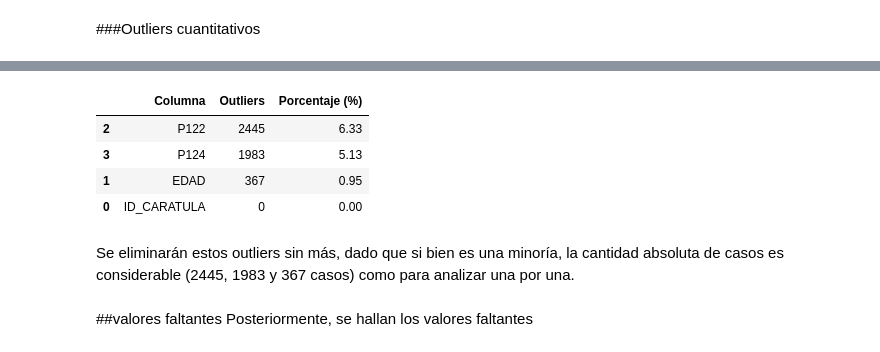
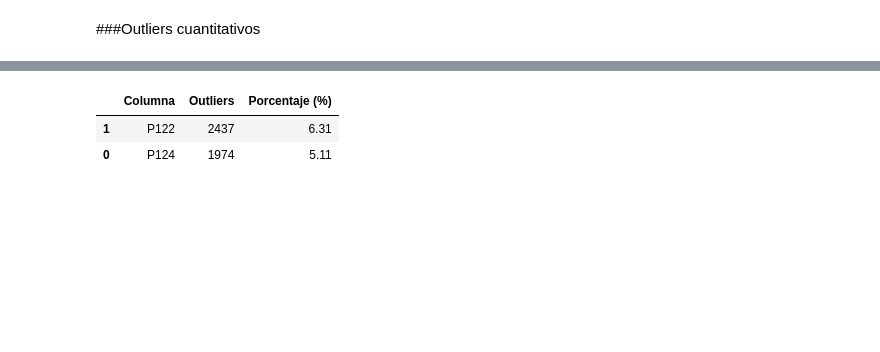
Before and after one commit to RenzoDacillo/Reincidencia-en-prisiones, a Jupyter notebook: notebooks/01_eda.ipynb, the cells around one changed output, grey strips where cells are left out. Cells and saved outputs as stored; diff of their text form; code cells hidden in the pictures; blank space fills up the shorter version.

```diff
--- a/notebooks/01_eda.ipynb
+++ b/notebooks/01_eda.ipynb
@@ -570,0 +1230,16 @@ Las pocas personas que entran en la categoría minoritaria, van a ser considerad
+# %%
+#Procesando DELITO_ESPECIFICO:
+# Calculamos la frecuencia relativa (porcentaje)
+frecuencias = Dataset['DELITO_ESPECIFICO'].value_counts(normalize=True)
+
+umbral = 0.03
+carceles_frecuentes = frecuencias[frecuencias >= umbral].index
+
+# Todo lo que no esté en la lista de frecuentes pasa a 'Otros'
+Dataset['DELITO_ESPECIFICO'] = Dataset['DELITO_ESPECIFICO'].where(
+    Dataset['DELITO_ESPECIFICO'].isin(carceles_frecuentes),
+    other='Otros'
+)
+
+# Verificamos cómo quedó la nueva distribución
+print(Dataset['DELITO_ESPECIFICO'].value_counts())
@@ -570,0 +1258,16 @@ Las pocas personas que entran en la categoría minoritaria, van a ser considerad
+# %%
+#Procesando RELIGION:
+# Calculamos la frecuencia relativa (porcentaje)
+frecuencias = Dataset['RELIGION'].value_counts(normalize=True)
+
+umbral = 0.03
+carceles_frecuentes = frecuencias[frecuencias >= umbral].index
+
+# Todo lo que no esté en la lista de frecuentes pasa a 'Otros'
+Dataset['RELIGION'] = Dataset['RELIGION'].where(
+    Dataset['RELIGION'].isin(carceles_frecuentes),
+    other='Otros'
+)
+
+# Verificamos cómo quedó la nueva distribución
+print(Dataset['RELIGION'].value_counts())
@@ -570,0 +1283,2 @@ Las pocas personas que entran en la categoría minoritaria, van a ser considerad
+# %%
+Dataset = Dataset.drop(columns=['Grupo_etnico','Orientacion_sexual'])
@@ -570,0 +1287,7 @@ Las pocas personas que entran en la categoría minoritaria, van a ser considerad
+# %%
+# 1. Comprobación rápida: si esto imprime un número > 0, son strings literales 'nan'
+print("Cantidad de strings 'nan' en Estudia_En_programas:", (Dataset['Estudia_En_programas'] == 'nan').sum())
+print("Cantidad de strings 'nan' en Experiencia_Laboral:", (Dataset['Experiencia_Laboral'] == 'nan').sum())
+# 2. Revertir el texto 'nan' a nulo real (np.nan) en todo el DataFrame o en esa columna
+Dataset['Estudia_En_programas'] = Dataset['Estudia_En_programas'].replace(['nan', 'NaN', 'None', '<NA>'], np.nan)
+Dataset['Experiencia_Laboral'] = Dataset['Experiencia_Laboral'].replace(['nan', 'NaN', 'None', '<NA>'], np.nan)
@@ -584,33 +1335,25 @@ Index(['ID_CARATULA', 'DI', 'EST_PENIT', 'GENERO', 'E_CIVIL', 'RELIGION',
 # %%
-#Código sacado del notebook de clase (introducción al preprocesamiento de datos)
 # Calcular IQR
-columnas_numericas = Dataset.select_dtypes(include=['number'])
+columnas_numericas = Dataset[['P124','P122','EDAD']].copy()
 Q1 = columnas_numericas.iloc[:, :-1].quantile(0.25)
 Q3 = columnas_numericas.iloc[:, :-1].quantile(0.75)
 IQR = Q3 - Q1
 
 lower_bound = Q1 - 1.5 * IQR
 upper_bound = Q3 + 1.5 * IQR
 
 # Outliers por columna (booleano)
 outliers_iqr = (columnas_numericas.iloc[:, :-1] < lower_bound) | (columnas_numericas.iloc[:, :-1] > upper_bound)
 
 # Resumen
 outliers_summary = pd.DataFrame({
     'Columna': outliers_iqr.columns,
     'Outliers': outliers_iqr.sum().values,
     'Porcentaje (%)': (outliers_iqr.sum().values / len(columnas_numericas) * 100).round(2)
 })
 
 outliers_summary.sort_values('Outliers', ascending=False)
 # %% [output]
 |  | Columna | Outliers | Porcentaje (%) |
-| 2 | P122 | 2445 | 6.33 |
-| 3 | P124 | 1983 | 5.13 |
-| 1 | EDAD | 367 | 0.95 |
-| 0 | ID_CARATULA | 0 | 0.00 |
+| 1 | P122 | 2437 | 6.31 |
+| 0 | P124 | 1974 | 5.11 |
-# %% [markdown]
-Se eliminarán estos outliers sin más, dado que si bien es una minoría, la cantidad absoluta de casos es considerable (2445, 1983 y 367 casos) como para analizar una por una.
-# %% [markdown]
-##valores faltantes
-Posteriormente, se hallan los valores faltantes
```
Also changed, not shown: parts of 72 cells of this notebook.
